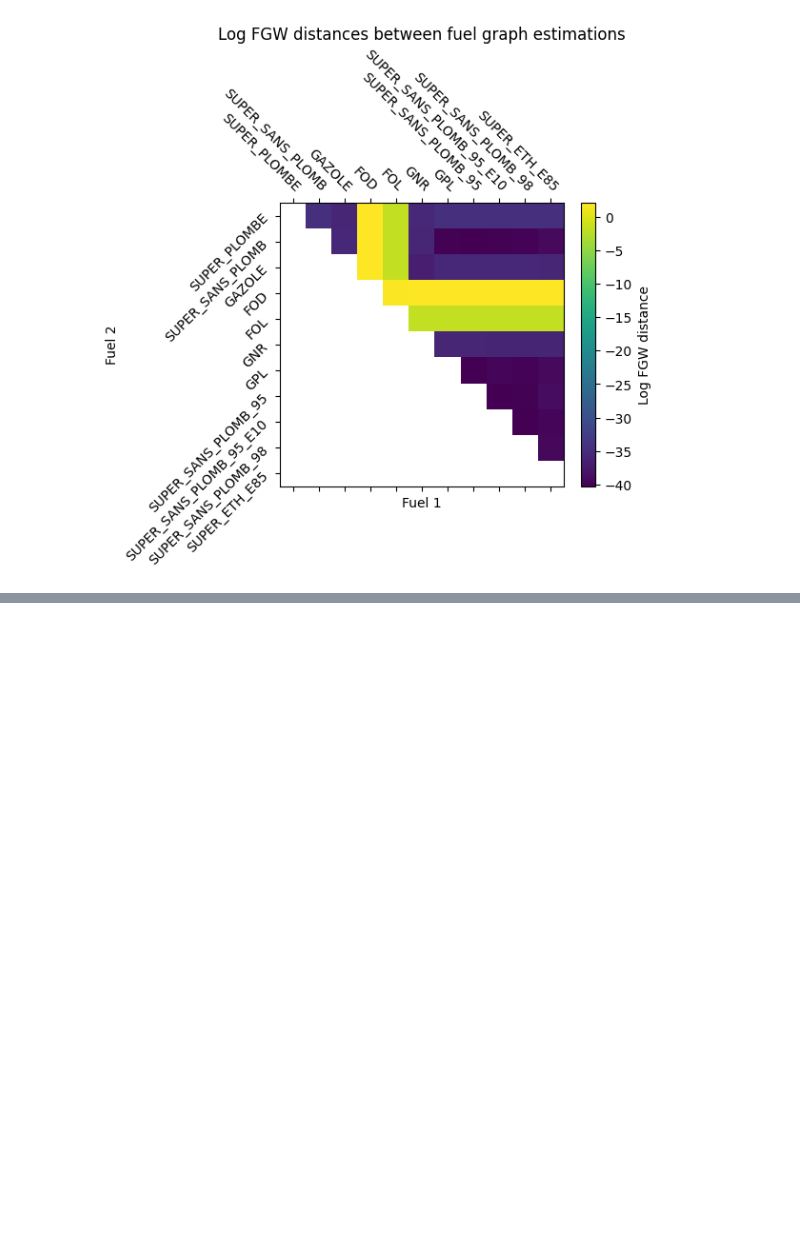
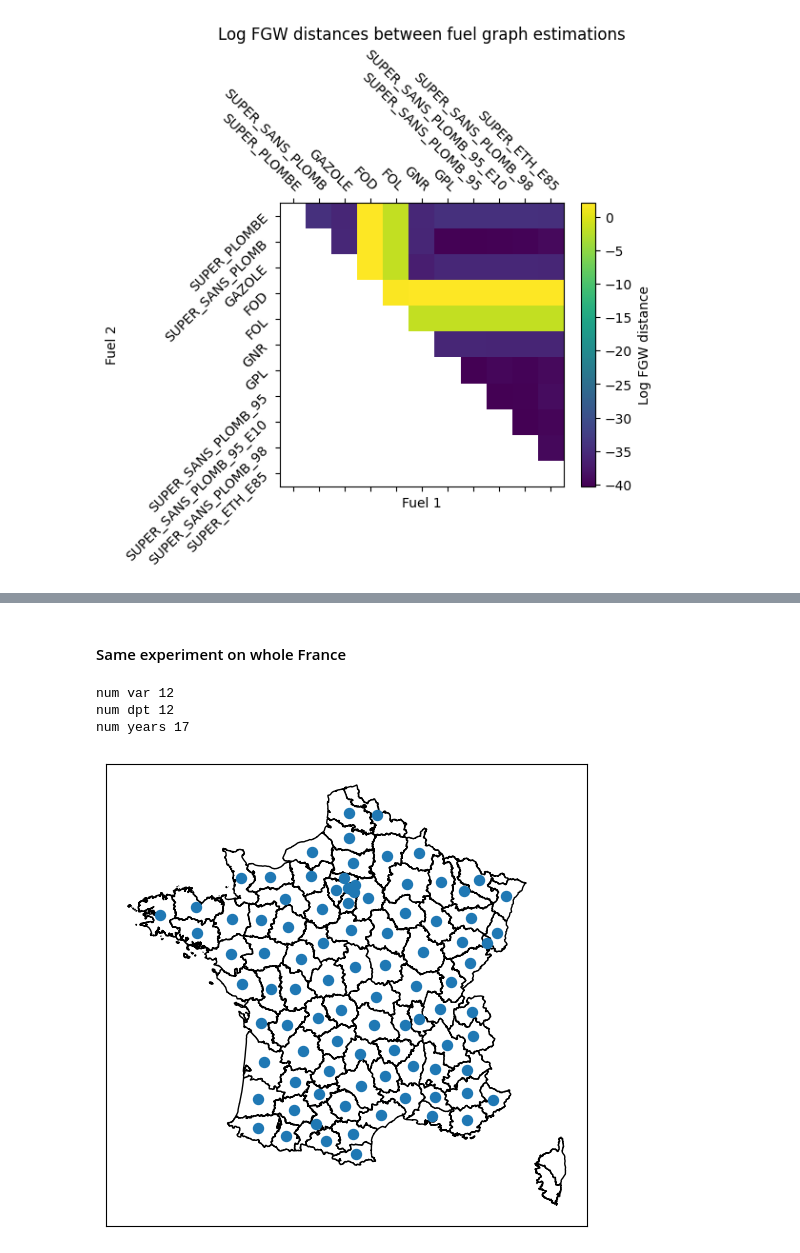
Before and after one commit to MathildeDupouy/learnGraph, a Jupyter notebook: scripts/realData_analyse_data.ipynb, the cells around one changed output, grey strips where cells are left out. Cells and saved outputs as stored; diff of their text form; code cells hidden in the pictures; blank space fills up the shorter version.

Commit message:
experiment on whole France

```diff
--- a/scripts/realData_analyse_data.ipynb
+++ b/scripts/realData_analyse_data.ipynb
@@ -158,0 +159,15 @@ plt.show()
+# %% [markdown]
+#### Same experiment on whole France
+# %%
+#Load data
+fuel_data = Fuel_data('../__data/Donnees-annuelles-de-consommation-de-produits-petroliers-par-departement-France-metropol.2022-09.csv')
+print("num var", fuel_data_ARA.num_fuel)
+print("num dpt", fuel_data_ARA.num_dpt)
+print("num years", fuel_data_ARA.num_years)
+fuel_data.generate_graph()
+plot_graph_department(fuel_data.graph)
+# %% [output]
+num var 12
+num dpt 12
+num years 17
+[figure, added]
```
Also changed, not shown: parts of 4 cells of this notebook.
